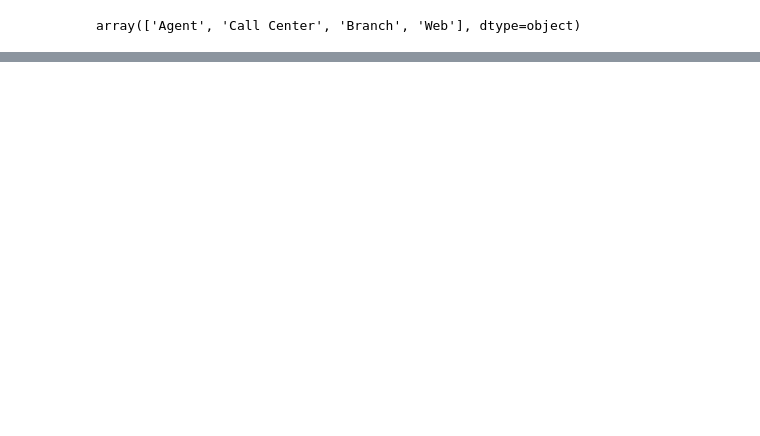
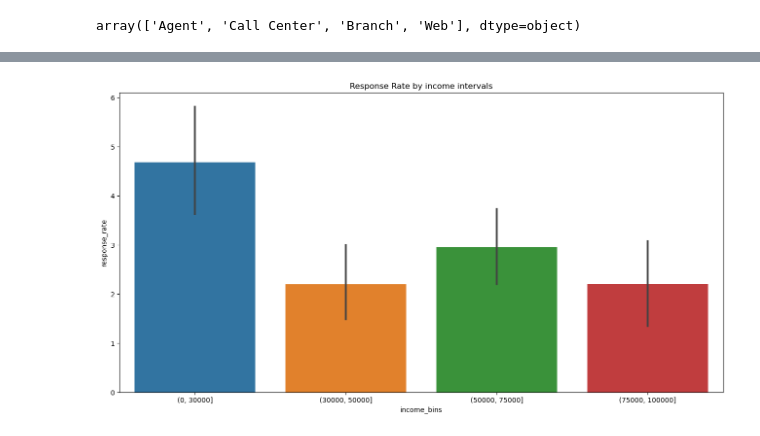
Before and after one commit to xiaos799/lab-customer-analysis-round-3, a Jupyter notebook: Customer Analysis Round 3_Xiao.ipynb, the cells around one changed output, grey strips where cells are left out. Cells and saved outputs as stored; diff of their text form; code cells hidden in the pictures; blank space fills up the shorter version.

```diff
--- a/Customer Analysis Round 3_Xiao.ipynb
+++ b/Customer Analysis Round 3_Xiao.ipynb
@@ -131,0 +173,4 @@ plt.show()
+# %%
+df_group3 = df.groupby('income')['response'].value_counts(normalize=True).unstack().fillna(0)
+df_group3['response_rate'] = df_group3['Yes']*100
+df_group3.reset_index(inplace= True)
@@ -131,0 +195,7 @@ plt.show()
+# %%
+plt.figure(figsize = (16,8))
+sns.barplot(x = 'income_bins', y = 'response_rate', data = df_group3)
+plt.title('Response Rate by income intervals')
+plt.show()
+# %% [output]
+[figure, added]
```
Also changed, not shown: parts of 11 cells of this notebook, 2 other files.
